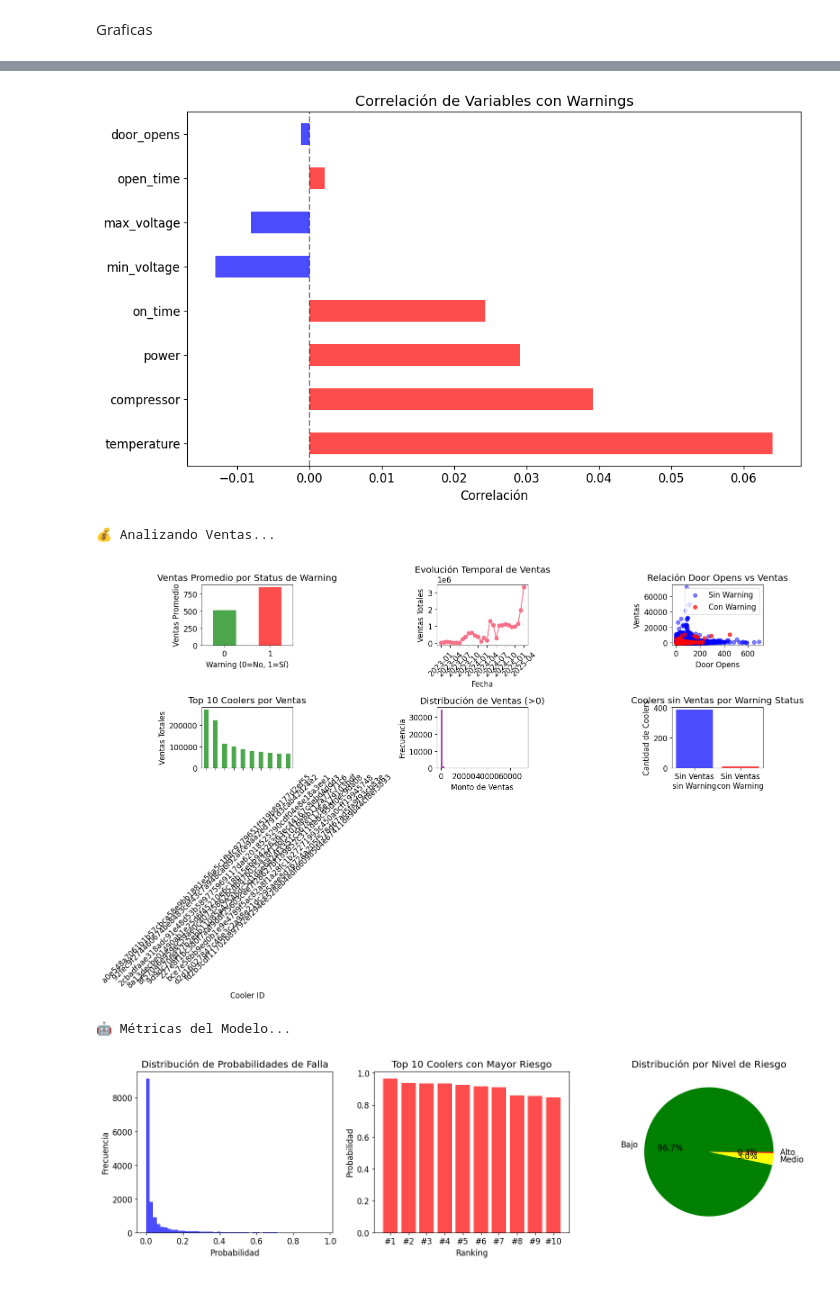
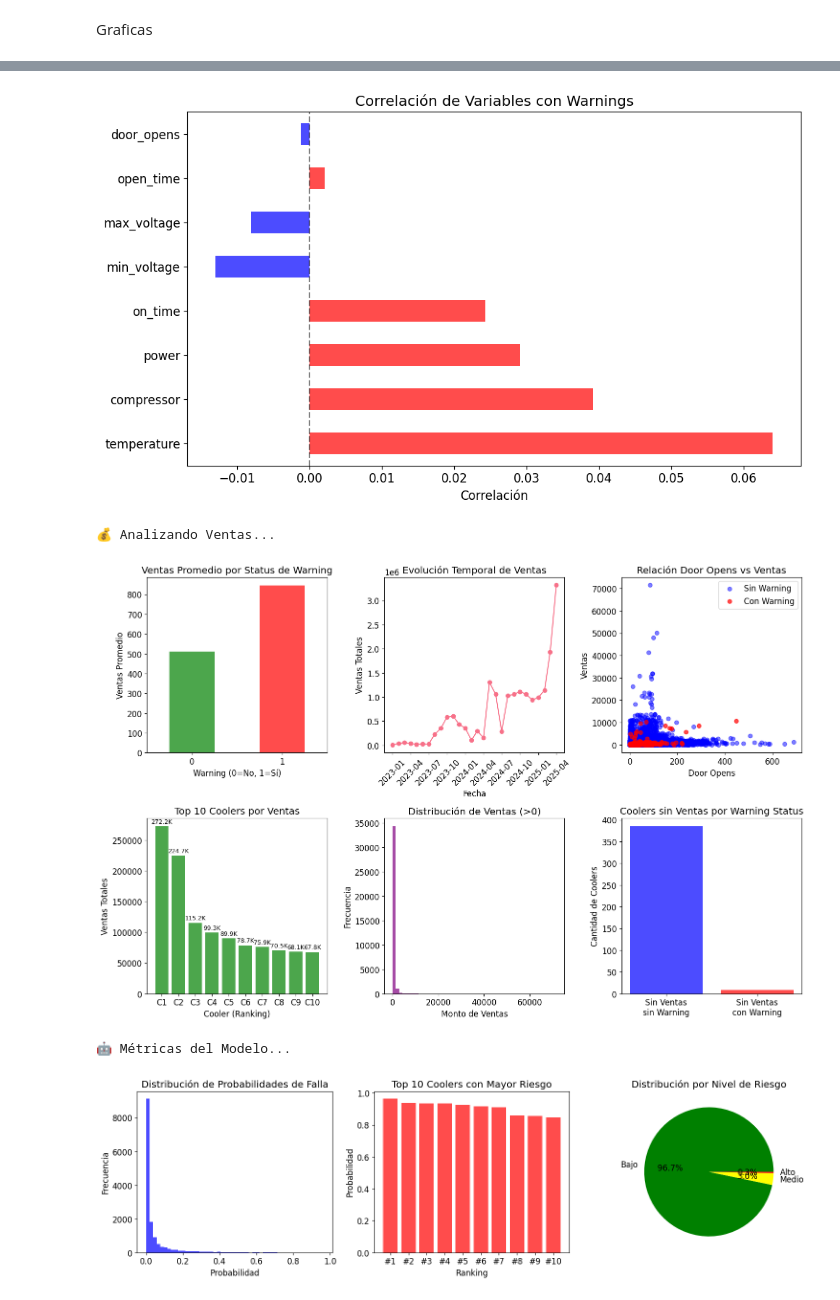
Before and after one commit to Isa2604/PowerUp, a Jupyter notebook: Dataset _ Coolers AC/Dataset _ Coolers AC/Data_coolers.ipynb, the cells around one changed output, grey strips where cells are left out. Drawn from its saved outputs; the diff is of its cells as text; code cells hidden in the pictures.

```diff
--- a/Dataset _ Coolers AC/Dataset _ Coolers AC/Data_coolers.ipynb
+++ b/Dataset _ Coolers AC/Dataset _ Coolers AC/Data_coolers.ipynb
@@ -788,11 +788,20 @@ def crear_graficas_eda():
     plt.figure(figsize=(14, 8))
     top_coolers = df.groupby('cooler_id')['Warning'].sum().sort_values(ascending=False).head(10)
     plt.subplot(2, 2, 1)
-    top_coolers.plot(kind='bar', color='darkred')
+
+    # Crear etiquetas más cortas para los coolers
+    cooler_labels = [f"C{i+1}" for i in range(len(top_coolers))]
+
+    bars = plt.bar(range(len(top_coolers)), top_coolers.values, color='darkred', alpha=0.7)
     plt.title('Top 10 Coolers con Más Warnings')
-    plt.xlabel('Cooler ID')
+    plt.xlabel('Cooler (Ranking)')
     plt.ylabel('Total Warnings')
-    plt.xticks(rotation=45)
+    plt.xticks(range(len(top_coolers)), cooler_labels, rotation=0)
+
+    # Agregar valores encima de las barras
+    for i, (bar, value) in enumerate(zip(bars, top_coolers.values)):
+        plt.text(bar.get_x() + bar.get_width()/2, bar.get_height() + 0.1,
+                str(int(value)), ha='center', va='bottom', fontsize=10)
 
     # 4. Distribución de Temperatura
     plt.subplot(2, 2, 2)
@@ -924,11 +933,24 @@ def analisis_ventas():
     # 4. Top coolers por ventas
     plt.subplot(2, 3, 4)
     top_sales = monthly_with_sales.groupby('cooler_id')['amount'].sum().sort_values(ascending=False).head(10)
-    top_sales.plot(kind='bar', color='green', alpha=0.7)
+
+    # Crear etiquetas más cortas
+    sales_labels = [f"C{i+1}" for i in range(len(top_sales))]
+
+    bars = plt.bar(range(len(top_sales)), top_sales.values, color='green', alpha=0.7)
     plt.title('Top 10 Coolers por Ventas')
-    plt.xlabel('Cooler ID')
+    plt.xlabel('Cooler (Ranking)')
     plt.ylabel('Ventas Totales')
-    plt.xticks(rotation=45)
+    plt.xticks(range(len(top_sales)), sales_labels, rotation=0)
+
+    # Agregar valores encima de las barras (formato abreviado)
+    for i, (bar, value) in enumerate(zip(bars, top_sales.values)):
+        if value >= 1000:
+            label = f"{value/1000:.1f}K"
+        else:
+            label = f"{int(value)}"
+        plt.text(bar.get_x() + bar.get_width()/2, bar.get_height() + max(top_sales.values)*0.01,
+                label, ha='center', va='bottom', fontsize=9)
 
     # 5. Distribución de ventas
     plt.subplot(2, 3, 5)
@@ -1000,59 +1022,6 @@ def metricas_modelo():
         print("Archivo predicted_warnings_may2025.csv no encontrado. Ejecuta primero el modelo.")
         return None
 
-def crear_dashboard_resumen():
-    """Crear un dashboard resumen con las métricas principales"""
-
-    plt.figure(figsize=(20, 12))
-
-    # Métricas generales
-    total_coolers = df['cooler_id'].nunique()
-    total_warnings = df['Warning'].sum()
-    warning_rate = (total_warnings / len(df)) * 100
-
-    plt.suptitle('Dashboard Resumen - Smart Coolers Analytics', fontsize=20, y=0.98)
-
-    # 1. KPIs principales
-    plt.subplot(3, 4, 1)
-    plt.text(0.5, 0.7, f'{total_coolers:,}', fontsize=24, ha='center', weight='bold')
-    plt.text(0.5, 0.3, 'Total Coolers', fontsize=14, ha='center')
-    plt.xlim(0, 1)
-    plt.ylim(0, 1)
-    plt.axis('off')
-
-    plt.subplot(3, 4, 2)
-    plt.text(0.5, 0.7, f'{total_warnings:,}', fontsize=24, ha='center', weight='bold', color='red')
-    plt.text(0.5, 0.3, 'Total Warnings', fontsize=14, ha='center')
-    plt.xlim(0, 1)
-    plt.ylim(0, 1)
-    plt.axis('off')
-
-    plt.subplot(3, 4, 3)
-    plt.text(0.5, 0.7, f'{warning_rate:.2f}%', fontsize=24, ha='center', weight='bold', color='orange')
-    plt.text(0.5, 0.3, 'Warning Rate', fontsize=14, ha='center')
-    plt.xlim(0, 1)
-    plt.ylim(0, 1)
-    plt.axis('off')
-
-    # 2. Evolución temporal de warnings
-    plt.subplot(3, 4, 5)
-    monthly_warnings = df.groupby(['year', 'month'])['Warning'].sum().reset_index()
-    monthly_warnings['date'] = pd.to_datetime(monthly_warnings[['year', 'month']].assign(day=1))
-    plt.plot(monthly_warnings['date'], monthly_warnings['Warning'], marker='o', color='red')
-    plt.title('Evolución de Warnings')
-    plt.xticks(rotation=45)
-
-    # 3. Variables más correlacionadas
-    plt.subplot(3, 4, 6)
-    numeric_cols = ['door_opens', 'open_time', 'compressor', 'power', 'temperature', 'Warning']
-    corr_with_warning = df[numeric_cols].corr()['Warning'].abs().sort_values(ascending=False)[1:6]
-    corr_with_warning.plot(kind='barh', color='purple')
-    plt.title('Top Variables Correlacionadas')
-
-    plt.tight_layout()
-    plt.savefig('dashboard_resumen.png', dpi=300, bbox_inches='tight')
-    plt.show()
-
 # ======================
 # 3. FUNCIÓN PRINCIPAL PARA EJECUTAR TODO
 # ======================
@@ -1072,8 +1041,6 @@ def ejecutar_analisis_completo():
     print("🤖 Métricas del Modelo...")
     pred_data = metricas_modelo()
 
-    print("📈 Creando Dashboard Resumen...")
-    crear_dashboard_resumen()
 
     print("✅ Análisis Completo Finalizado!")
     print("\nArchivos generados:")
@@ -1083,7 +1050,6 @@ def ejecutar_analisis_completo():
     print("- correlacion_warnings.png")
     print("- analisis_ventas.png")
     print("- metricas_modelo.png")
-    print("- dashboard_resumen.png")
 
     return monthly_data, pred_data
 
@@ -1146,7 +1112,7 @@ if __name__ == "__main__":
 📊 Analizando Correlaciones...
 [figure]
 [figure]
 💰 Analizando Ventas...
-[figure, old version]
+[figure, new version]
 🤖 Métricas del Modelo...
 [figure]
```
Also changed, not shown: parts of 1 cell of this notebook, 3 other files.
